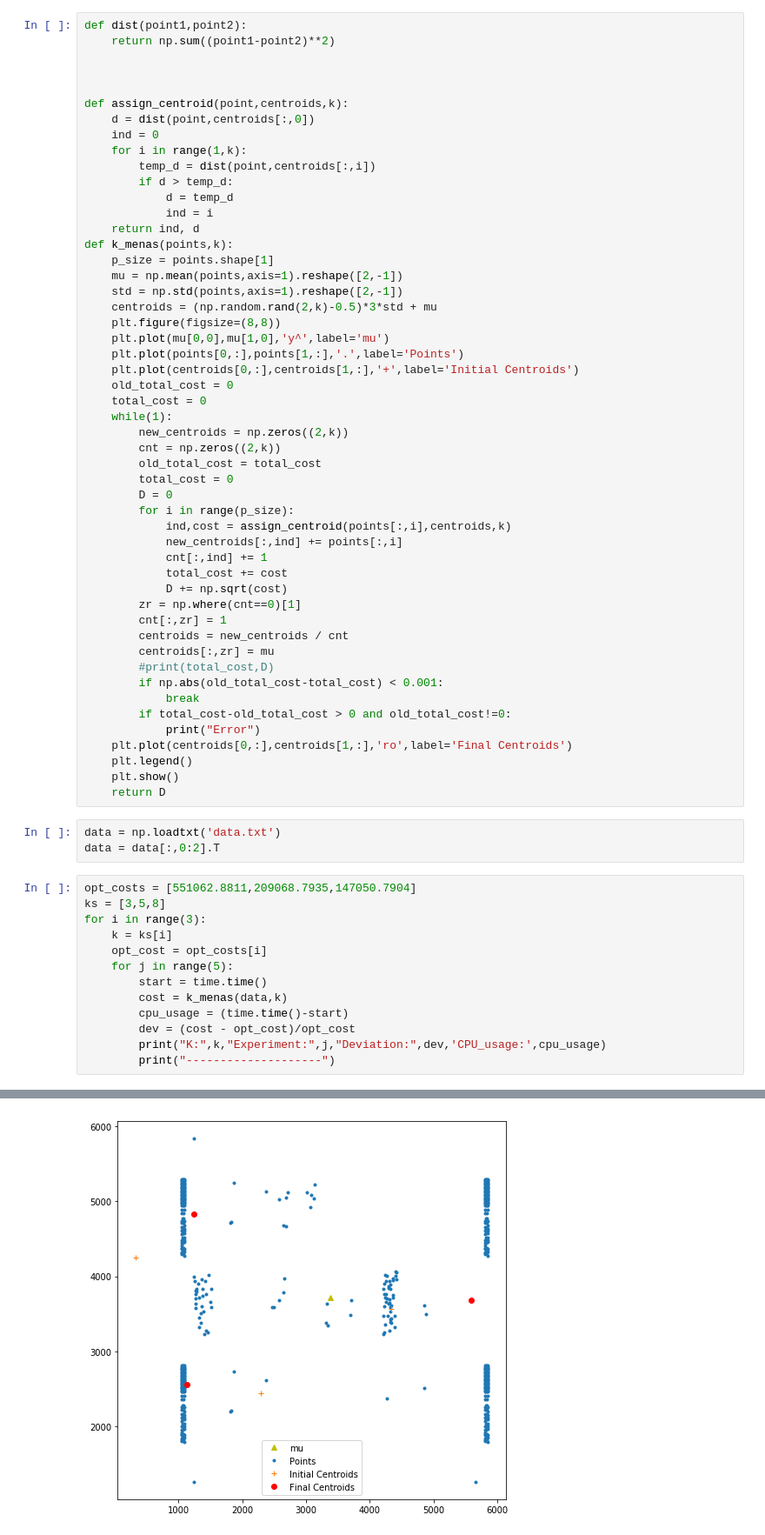
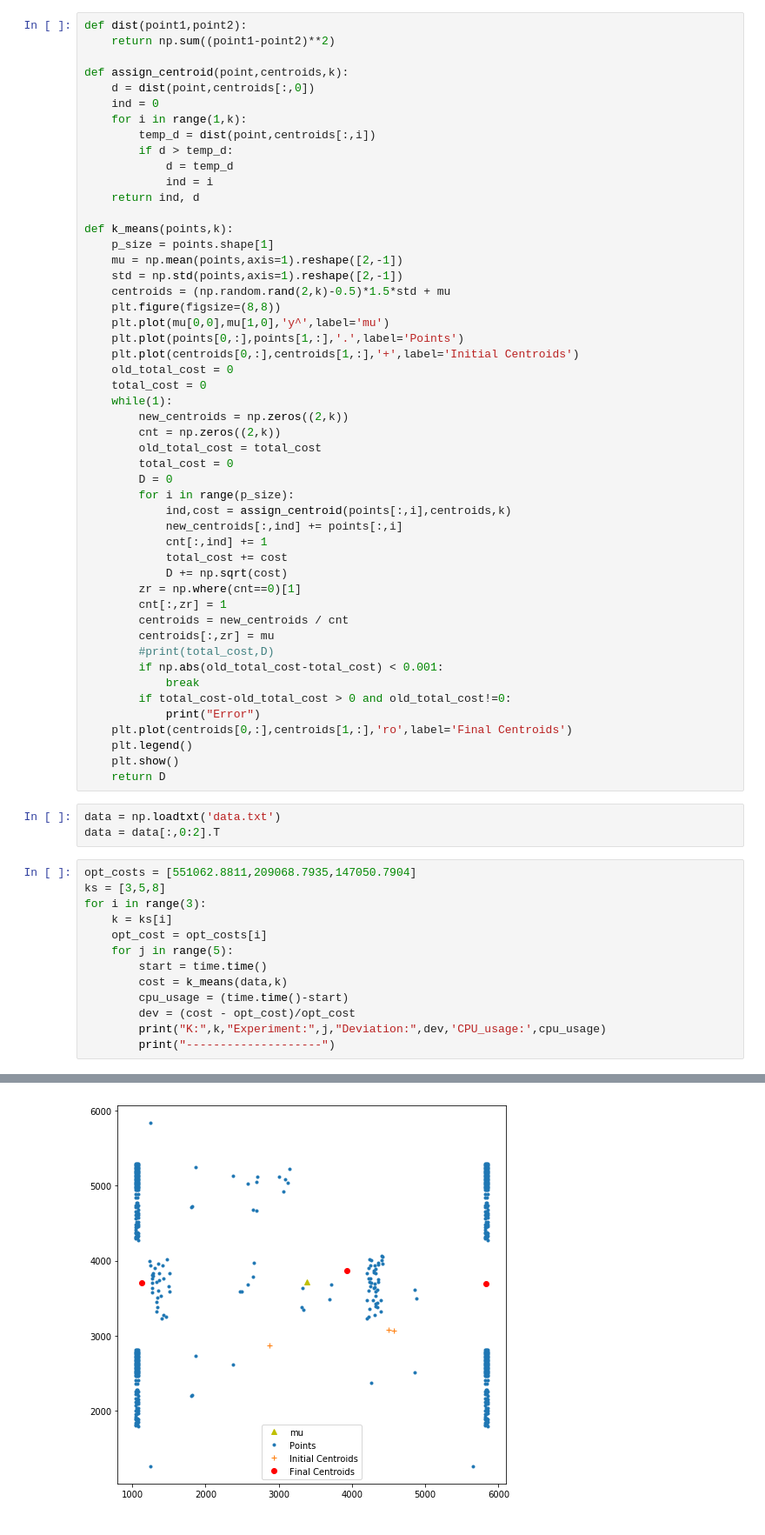
Before and after one commit to alpteko/HeuristicOptimization, a Jupyter notebook: Project2/K-Means.ipynb, the cells around one changed output, grey strips where cells are left out. Shown at 87% size. Drawn from its saved outputs; the diff is of its cells as text.

```diff
--- a/Project2/K-Means.ipynb
+++ b/Project2/K-Means.ipynb
@@ -5,8 +5,6 @@ import time
 # %%
 def dist(point1,point2):
     return np.sum((point1-point2)**2)
-
-
 
 def assign_centroid(point,centroids,k):
     d = dist(point,centroids[:,0])
@@ -17,11 +15,12 @@ def assign_centroid(point,centroids,k):
             d = temp_d
             ind = i
     return ind, d
-def k_menas(points,k):
+
+def k_means(points,k):
     p_size = points.shape[1]
     mu = np.mean(points,axis=1).reshape([2,-1])
     std = np.std(points,axis=1).reshape([2,-1])
-    centroids = (np.random.rand(2,k)-0.5)*3*std + mu
+    centroids = (np.random.rand(2,k)-0.5)*1.5*std + mu
     plt.figure(figsize=(8,8))
     plt.plot(mu[0,0],mu[1,0],'y^',label='mu')
     plt.plot(points[0,:],points[1,:],'.',label='Points')
@@ -64,7 +63,7 @@ for i in range(3):
     opt_cost = opt_costs[i]
     for j in range(5):
         start = time.time()
-        cost = k_menas(data,k)
+        cost = k_means(data,k)
         cpu_usage = (time.time()-start)
         dev = (cost - opt_cost)/opt_cost
         print("K:",k,"Experiment:",j,"Deviation:",dev,'CPU_usage:',cpu_usage)
@@ -75,2 +74,2 @@ K: 3 Experiment: 0 Deviation: 0.0536549209907547 CPU_usage: 0.24072599411010742
 --------------------
-[figure, old version]
+[figure, new version]
```
Also changed, not shown: parts of 1 cell of this notebook, 2 other files.
